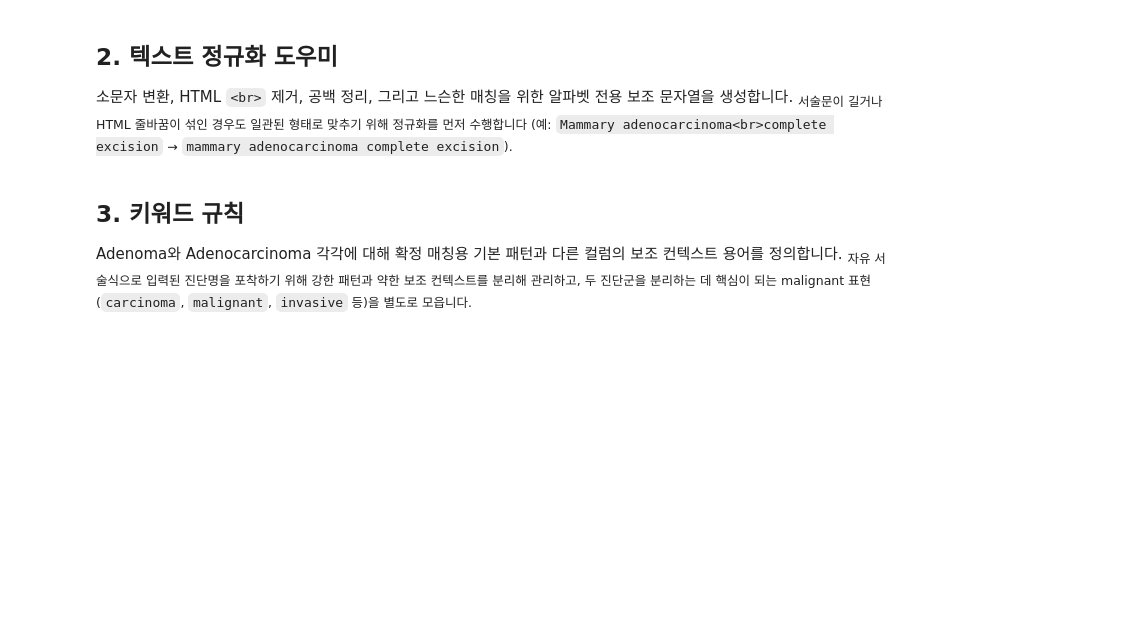
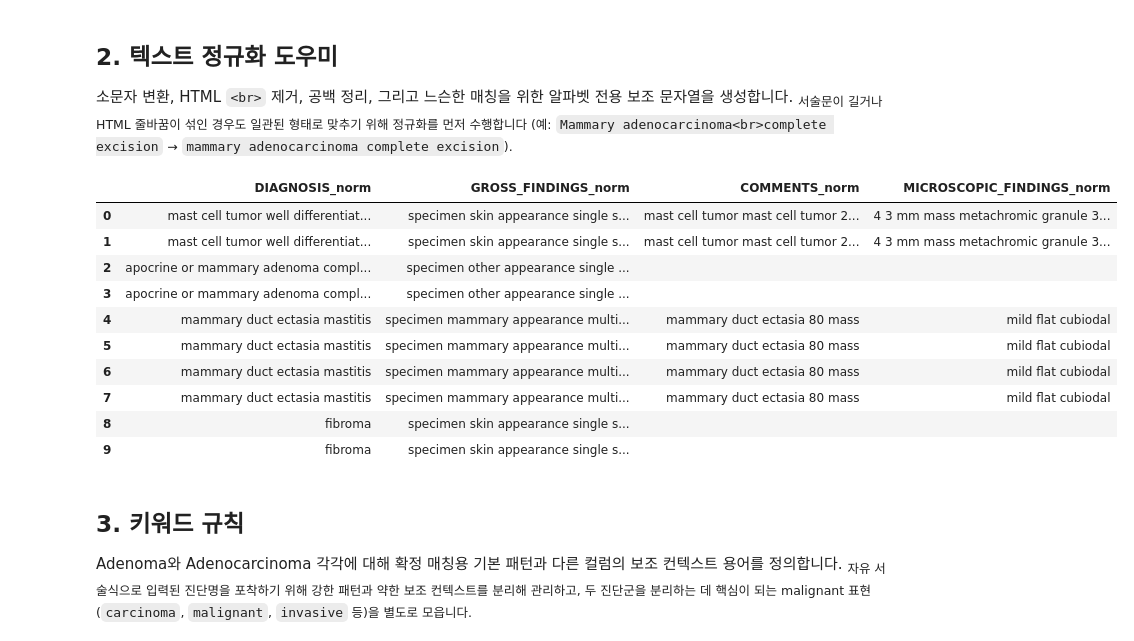
Before and after one commit to wsy8029/GC-Pathology, a Jupyter notebook: PoC/v1/preprocessing.ipynb, the cells around one changed output. Cells and saved outputs as stored; diff of their text form; code cells hidden in the pictures; blank space fills up the shorter version.

```diff
--- a/PoC/v1/preprocessing.ipynb
+++ b/PoC/v1/preprocessing.ipynb
@@ -27,30 +53,42 @@ raw_df.info()
 # %%
 import re
 
 def normalize_text(s: str) -> str:
     if not isinstance(s, str):
         return ""
     s = s.lower()
     s = s.replace('<br>', ' ')
     s = re.sub(r"[^a-z0-9\s]+", " ", s)
     s = re.sub(r"\s+", " ", s).strip()
     return s
 
 def alpha_only(s: str) -> str:
     if not isinstance(s, str):
         return ""
     s = s.lower()
     s = re.sub(r"[^a-z\s]+", " ", s)
     s = re.sub(r"\s+", " ", s).strip()
     return s
 
 norm_cols = ['DIAGNOSIS', 'GROSS_FINDINGS', 'COMMENTS', 'MICROSCOPIC_FINDINGS']
 norm_df = raw_df.copy()
 for col in norm_cols:
     norm_df[f"{col}_norm"] = norm_df[col].apply(normalize_text)
     norm_df[f"{col}_alpha"] = norm_df[col].apply(alpha_only)
 
-norm_df[[c for c in norm_df.columns if c.endswith('_norm')]].head()
+norm_df[[c for c in norm_df.columns if c.endswith('_norm')]].head(10)
+# %% [output]
+|  | DIAGNOSIS_norm | GROSS_FINDINGS_norm | COMMENTS_norm | MICROSCOPIC_FINDINGS_norm |
+| 0 | mast cell tumor well differentiat... | specimen skin appearance single s... | mast cell tumor mast cell tumor 2... | 4 3 mm mass metachromic granule 3... |
+| 1 | mast cell tumor well differentiat... | specimen skin appearance single s... | mast cell tumor mast cell tumor 2... | 4 3 mm mass metachromic granule 3... |
+| 2 | apocrine or mammary adenoma compl... | specimen other appearance single ... |  |  |
+| 3 | apocrine or mammary adenoma compl... | specimen other appearance single ... |  |  |
+| 4 | mammary duct ectasia mastitis | specimen mammary appearance multi... | mammary duct ectasia 80 mass | mild flat cubiodal |
+| 5 | mammary duct ectasia mastitis | specimen mammary appearance multi... | mammary duct ectasia 80 mass | mild flat cubiodal |
+| 6 | mammary duct ectasia mastitis | specimen mammary appearance multi... | mammary duct ectasia 80 mass | mild flat cubiodal |
+| 7 | mammary duct ectasia mastitis | specimen mammary appearance multi... | mammary duct ectasia 80 mass | mild flat cubiodal |
+| 8 | fibroma | specimen skin appearance single s... |  |  |
+| 9 | fibroma | specimen skin appearance single s... |  |  |
 # %% [markdown]
 ## 3. 키워드 규칙
 Adenoma와 Adenocarcinoma 각각에 대해 확정 매칭용 기본 패턴과 다른 컬럼의 보조 컨텍스트 용어를 정의합니다.
```
Also changed, not shown: parts of 10 cells of this notebook.
